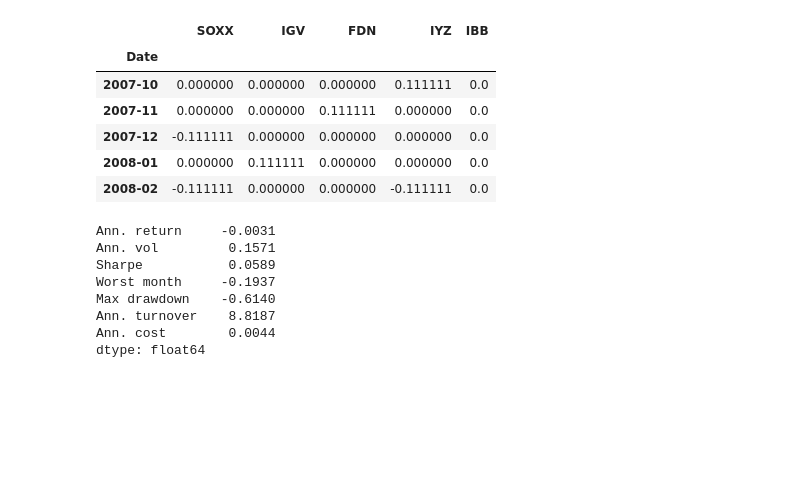
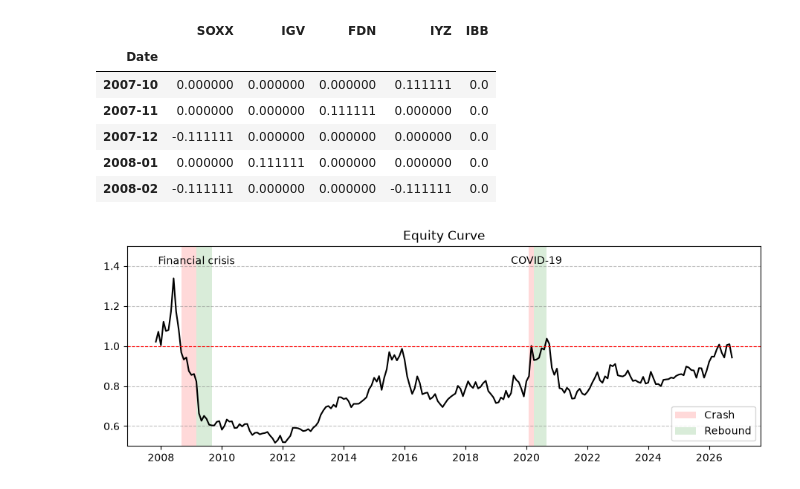
Before and after one commit to GongJr0/asset-allocation-26-27, a Jupyter notebook: assignment6/task2/main.ipynb, the cells around one changed output. Drawn from its saved outputs; the diff is of its cells as text; code cells hidden in the pictures; blank space fills up the shorter version.

```diff
--- a/assignment6/task2/main.ipynb
+++ b/assignment6/task2/main.ipynb
@@ -75,22 +75,28 @@ cost = turnover * (5/10000)
 
 net = (held * ret).sum(axis=1).loc[held.index] - cost
 eq = (1 + net).cumprod()
-
-print(pd.Series({
-    "Ann. return": eq.iloc[-1] ** (12 / len(net)) - 1,
-    "Ann. vol": net.std() * 12 ** 0.5,
-    "Sharpe": net.mean() / net.std() * 12 ** 0.5,
-    "Worst month": net.min(),
-    "Max drawdown": (eq / eq.cummax() - 1).min(),
-    "Ann. turnover": turnover.mean() * 12,
-    "Ann. cost": cost.mean() * 12,
-}).round(4))
-# %% [output]
-Ann. return     -0.0031
-Ann. vol         0.1571
-Sharpe           0.0589
-Worst month     -0.1937
-Max drawdown    -0.6140
-Ann. turnover    8.8187
-Ann. cost        0.0044
-dtype: float64
+# %%
+windows = {"Financial crisis": (("2008-09", "2009-02"), ("2009-03", "2009-08")),
+           "COVID-19":         (("2020-02", "2020-03"), ("2020-04", "2020-08"))}
+
+fig, ax = plt.subplots(figsize=(11, 3.5))
+ax.set_ylim(0.5, 1.5)
+ax.plot(eq.index.to_timestamp(), eq, color="black")
+ax.axhline(1, color="red", linestyle="--", lw=0.8)
+ax.grid(axis="y", color="grey", linestyle="--", alpha=0.5)
+for k, (c, r) in windows.items():
+    annot_rng = eq[c[0]:r[1]].index
+    annot_mid = annot_rng[len(annot_rng) // 2].to_timestamp()
+    ax.annotate(k, xy=(annot_mid, 1.45), ha="center", va="top", fontsize=10, color="black")
+    crash, rebound = eq[c[0]:c[1]].index, eq[r[0]:r[1]].index
+    ax.axvspan(crash[0].to_timestamp(), crash[-1].to_timestamp(how="end"), color="red", alpha=0.15, lw=0)
+    ax.axvspan(rebound[0].to_timestamp(), rebound[-1].to_timestamp(how="end"), color="green", alpha=0.15, lw=0)
+ax.legend(handles=[
+        Patch(facecolor="red", alpha=0.15, label="Crash"),
+        Patch(facecolor="green", alpha=0.15, label="Rebound"),
+    ], loc="lower right")
+
+ax.set_title("Equity Curve")
+plt.show()
+# %% [output]
+[figure, added]
```
Also changed, not shown: parts of 7 cells of this notebook.
